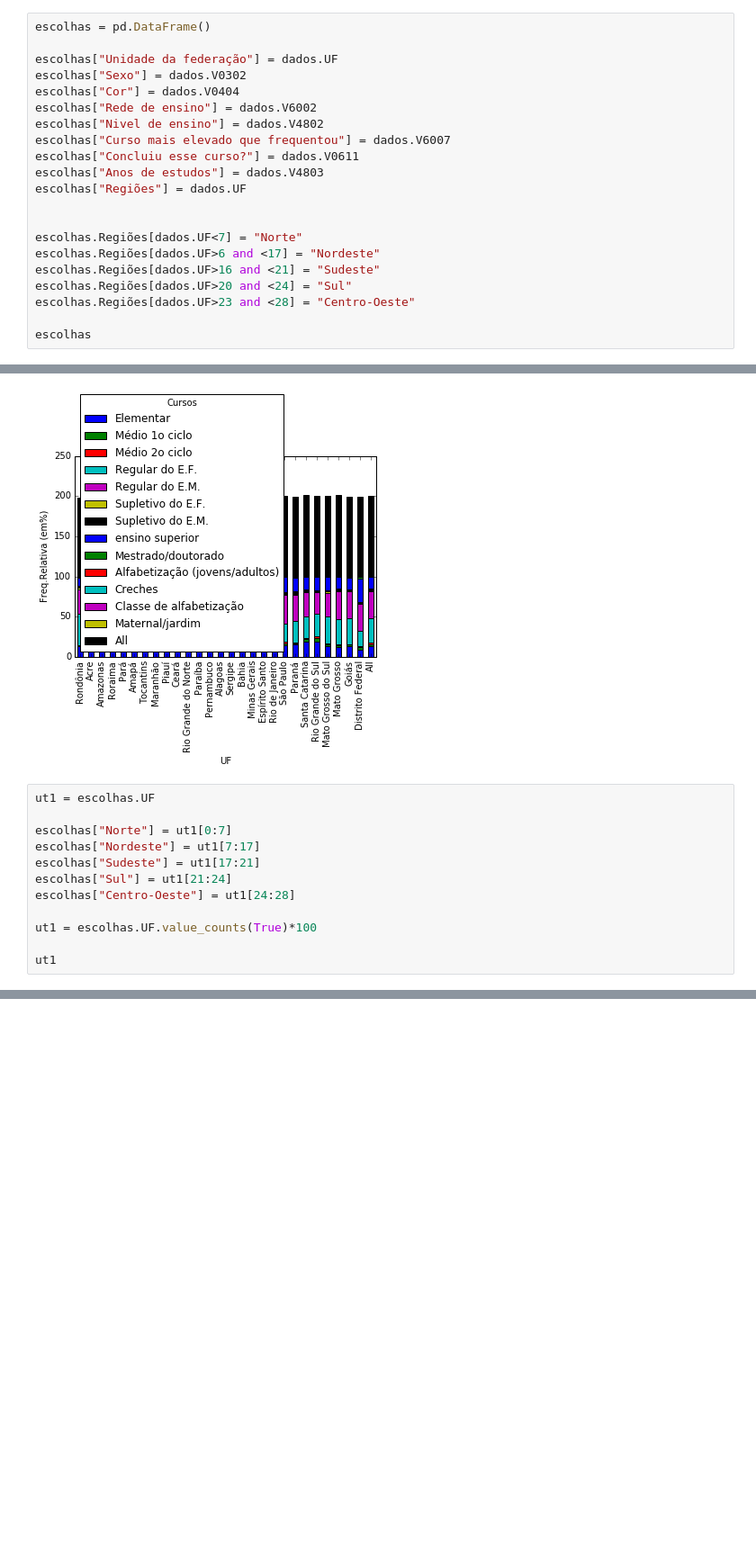
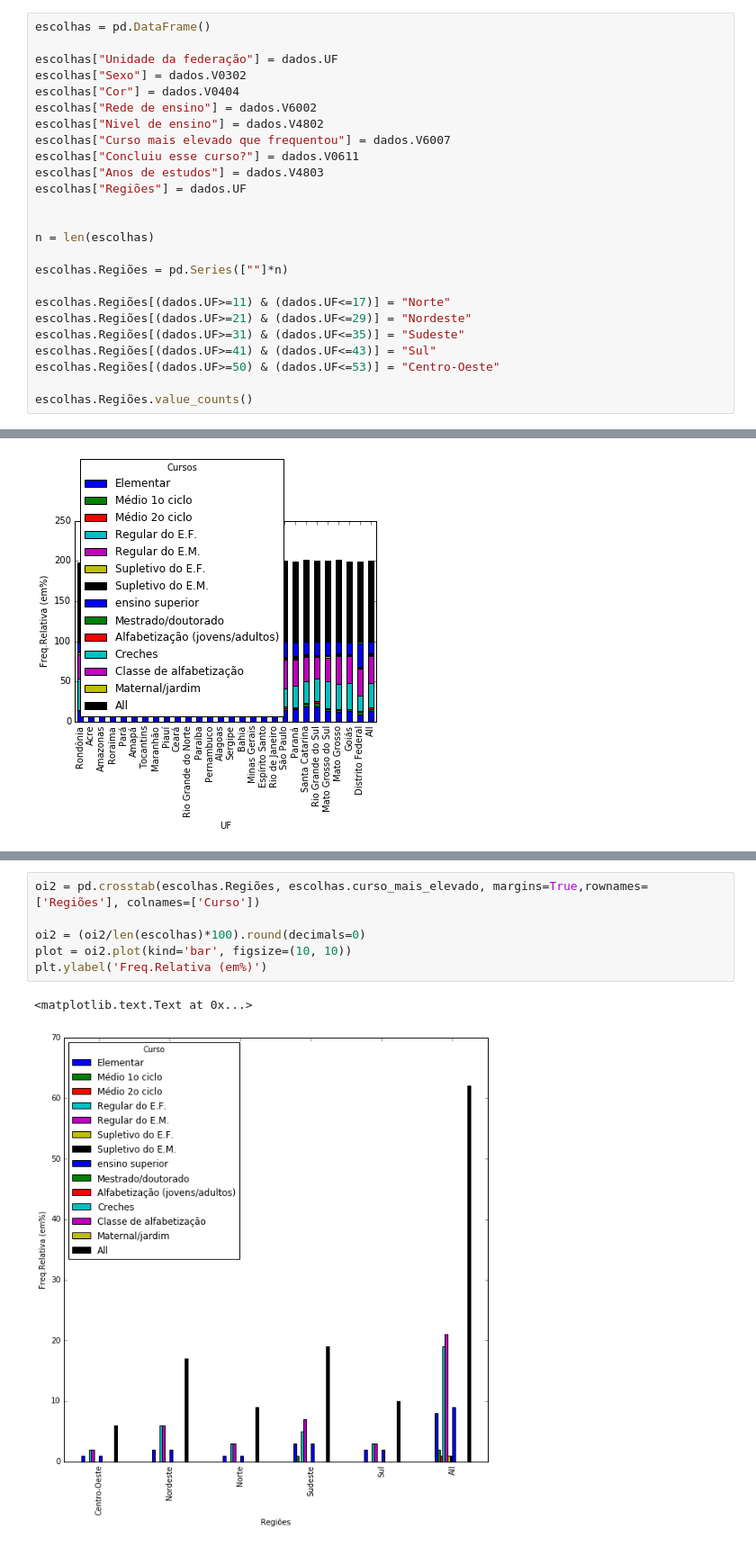
Before and after one commit to brunodratcu/CD, a Jupyter notebook: aula2/Aula02 Atividade Variáveis Qualitativas com PNAD.ipynb, the cells around one changed output, grey strips where cells are left out. Shown at 90% size. Saved outputs shown, nothing was run; the diff lists cells and outputs as text; blank space fills up the shorter version.

```diff
--- a/aula2/Aula02 Atividade Variáveis Qualitativas com PNAD.ipynb
+++ b/aula2/Aula02 Atividade Variáveis Qualitativas com PNAD.ipynb
@@ -112,11 +112,15 @@ escolhas["Anos de estudos"] = dados.V4803
 escolhas["Regiões"] = dados.UF
 
 
-escolhas.Regiões[dados.UF<7] = "Norte"
-escolhas.Regiões[dados.UF>6 and <17] = "Nordeste"
-escolhas.Regiões[dados.UF>16 and <21] = "Sudeste"
-escolhas.Regiões[dados.UF>20 and <24] = "Sul"
-escolhas.Regiões[dados.UF>23 and <28] = "Centro-Oeste"
+n = len(escolhas)
 
-escolhas
+escolhas.Regiões = pd.Series([""]*n)
+
+escolhas.Regiões[(dados.UF>=11) & (dados.UF<=17)] = "Norte"
+escolhas.Regiões[(dados.UF>=21) & (dados.UF<=29)] = "Nordeste"
+escolhas.Regiões[(dados.UF>=31) & (dados.UF<=35)] = "Sudeste"
+escolhas.Regiões[(dados.UF>=41) & (dados.UF<=43)] = "Sul"
+escolhas.Regiões[(dados.UF>=50) & (dados.UF<=53)] = "Centro-Oeste"
+
+escolhas.Regiões.value_counts()
 # %% [output]
@@ -571,15 +595,3 @@ d
 [figure]
 [figure]
 [figure]
-# %%
-ut1 = escolhas.UF
-
-escolhas["Norte"] = ut1[0:7]
-escolhas["Nordeste"] = ut1[7:17]
-escolhas["Sudeste"] = ut1[17:21]
-escolhas["Sul"] = ut1[21:24]
-escolhas["Centro-Oeste"] = ut1[24:28]
-
-ut1 = escolhas.UF.value_counts(True)*100
-
-ut1
@@ -603,0 +626,9 @@ Name: UF, dtype: float64
+# %%
+oi2 = pd.crosstab(escolhas.Regiões, escolhas.curso_mais_elevado, margins=True,rownames=['Regiões'], colnames=['Curso'])
+
+oi2 = (oi2/len(escolhas)*100).round(decimals=0)
+plot = oi2.plot(kind='bar', figsize=(10, 10))
+plt.ylabel('Freq.Relativa (em%)')
+# %% [output]
+<matplotlib.text.Text at 0x...>
+[figure, added]
```
Also changed, not shown: parts of 6 cells of this notebook.
